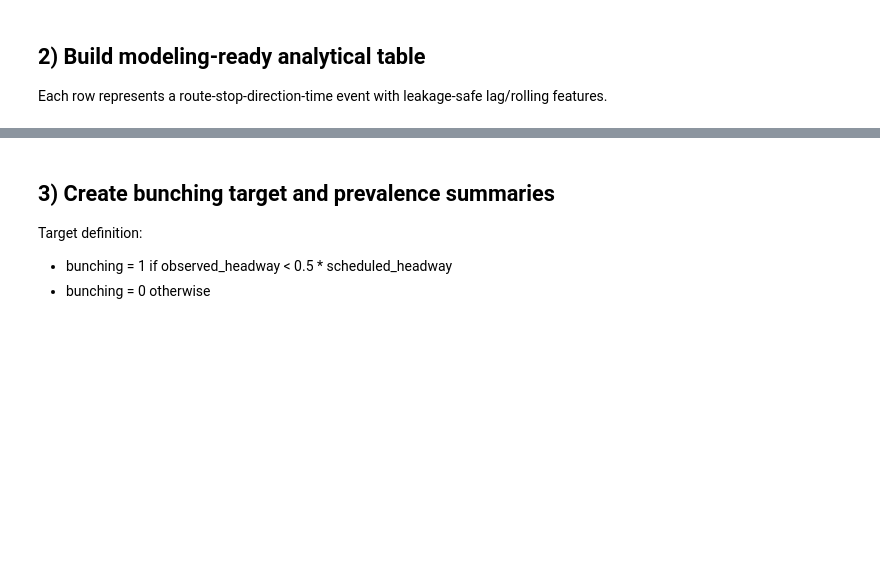
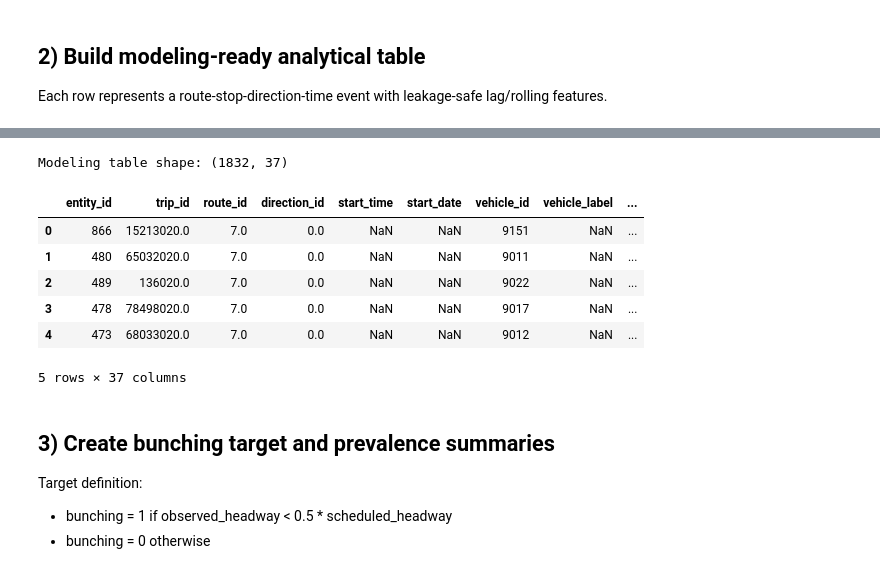
Before and after one commit to sdhnr/TTC-Bus-Reliability-and-Bunching-Monitor, a Jupyter notebook: notebooks/02_ttc_bunching_modeling.ipynb, the cells around one changed output, grey strips where cells are left out. Drawn from its saved outputs; the diff is of its cells as text; code cells hidden in the pictures; blank space fills up the shorter version.

```diff
--- a/notebooks/02_ttc_bunching_modeling.ipynb
+++ b/notebooks/02_ttc_bunching_modeling.ipynb
@@ -40,11 +143,20 @@ Each row represents a route-stop-direction-time event with leakage-safe lag/roll
 # %%
 df = build_modeling_table(
-    raw_path='data/raw/ttc_nvas_vehicle_positions_sample.csv',
-    output_path='data/processed/modeling_table.csv'
+    raw_path=str(raw_path),
+    output_path=str(PROJECT_ROOT / "data" / "processed" / "modeling_table.csv")
 )
 
-print('Modeling table shape:', df.shape)
-df.head()
+print("Modeling table shape:", df.shape)
+display(df.head())
+# %% [output]
+Modeling table shape: (1832, 37)
+|  | entity_id | trip_id | route_id | direction_id | start_time | start_date | vehicle_id | vehicle_label | ... |
+| 0 | 866 | 15213020.0 | 7.0 | 0.0 | NaN | NaN | 9151 | NaN | ... |
+| 1 | 480 | 65032020.0 | 7.0 | 0.0 | NaN | NaN | 9011 | NaN | ... |
+| 2 | 489 | 136020.0 | 7.0 | 0.0 | NaN | NaN | 9022 | NaN | ... |
+| 3 | 478 | 78498020.0 | 7.0 | 0.0 | NaN | NaN | 9017 | NaN | ... |
+| 4 | 473 | 68033020.0 | 7.0 | 0.0 | NaN | NaN | 9012 | NaN | ... |
+5 rows × 37 columns
 # %% [markdown]
 ## 3) Create bunching target and prevalence summaries
 Target definition:
```
Also changed, not shown: parts of 14 cells of this notebook, 1 other file.
